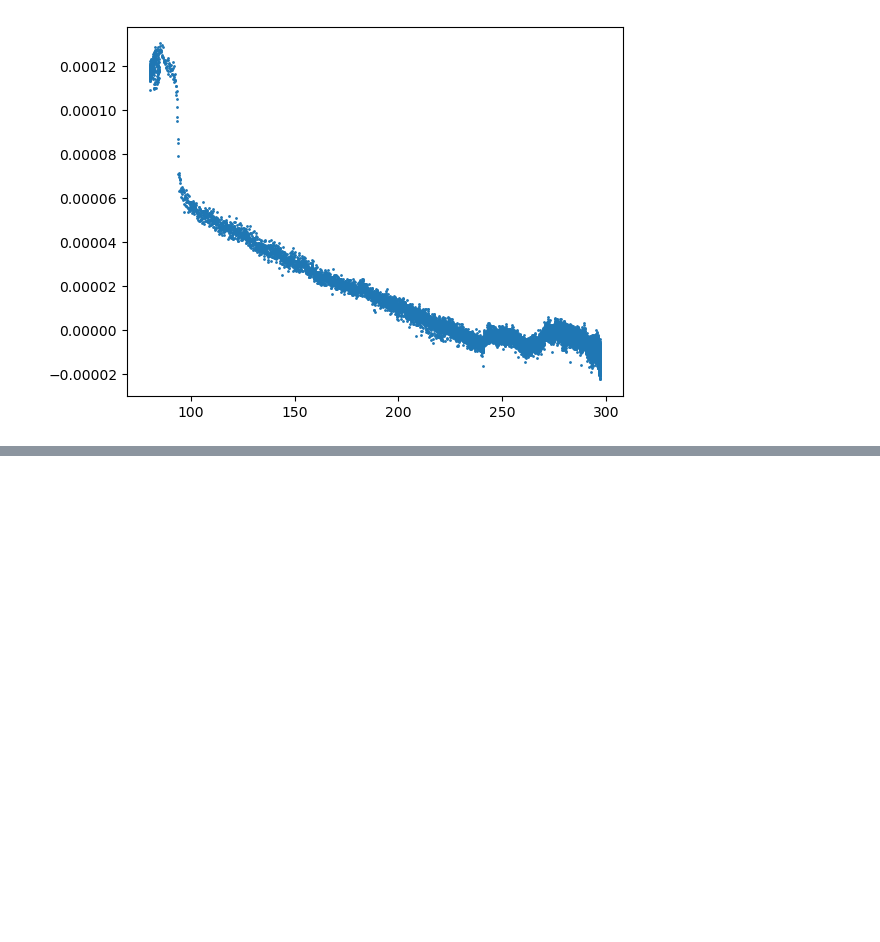
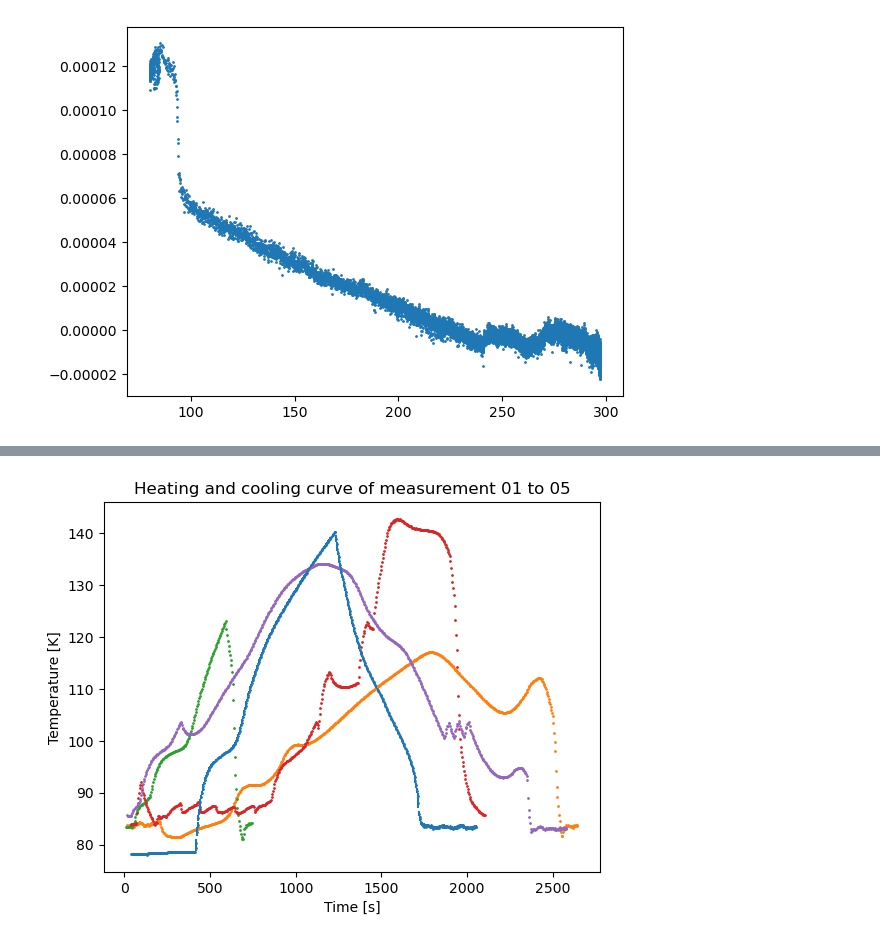
Before and after one commit to JanZur/Solid_state_physics_lab, a Jupyter notebook: solidstates_lab.ipynb, the cells around one changed output, grey strips where cells are left out. Drawn from its saved outputs; the diff is of its cells as text; code cells hidden in the pictures; blank space fills up the shorter version.

Commit message:
implemented analysis of temperature gradient

```diff
--- a/solidstates_lab.ipynb
+++ b/solidstates_lab.ipynb
@@ -30,0 +39,30 @@ plt.scatter(measurement_07_data[:,5], measurement_07_data[:,4], s =1)
+# %%
+# 1. Show heating and cooling curve
+#temperature_uncertainty_01 =  np.abs(measurement_01_data[:,5] - measurement_01_data[:,0])
+
+measurement_01_data_average_temperature = (measurement_01_data[:,0] + measurement_01_data[:,5]) / 2
+measurement_02_data_average_temperature = (measurement_02_data[:,0] + measurement_02_data[:,5]) / 2
+measurement_03_data_average_temperature = (measurement_03_data[:,0] + measurement_03_data[:,5]) / 2
+measurement_04_data_average_temperature = (measurement_04_data[:,0] + measurement_04_data[:,5]) / 2
+measurement_05_data_average_temperature = (measurement_05_data[:,0] + measurement_05_data[:,5]) / 2
+measurement_06_data_average_temperature = (measurement_06_data[:,0] + measurement_06_data[:,5]) / 2
+measurement_07_data_average_temperature = (measurement_07_data[:,0] + measurement_07_data[:,5]) / 2
+
+
+plt.scatter(measurement_01_data[:,7],measurement_01_data_average_temperature, s = 1)
+plt.scatter(measurement_02_data[:,7],measurement_02_data_average_temperature, s = 1)
+plt.scatter(measurement_03_data[:,7],measurement_03_data_average_temperature, s = 1)
+plt.scatter(measurement_04_data[:,7],measurement_04_data_average_temperature, s = 1)
+plt.scatter(measurement_05_data[:,7],measurement_05_data_average_temperature, s = 1)
+
+#add error bars to the plot
+plt.errorbar(measurement_01_data[:,7],measurement_01_data_average_temperature, yerr = temperature_uncertainty_01, fmt = 'none')
+
+
+
+plt.xlabel('Time [s]')
+plt.ylabel('Temperature [K]')
+plt.title('Heating and cooling curve of measurement 01 to 05')
+plt.show()
+# %% [output]
+[figure, added]
```
Also changed, not shown: parts of 5 cells of this notebook.
